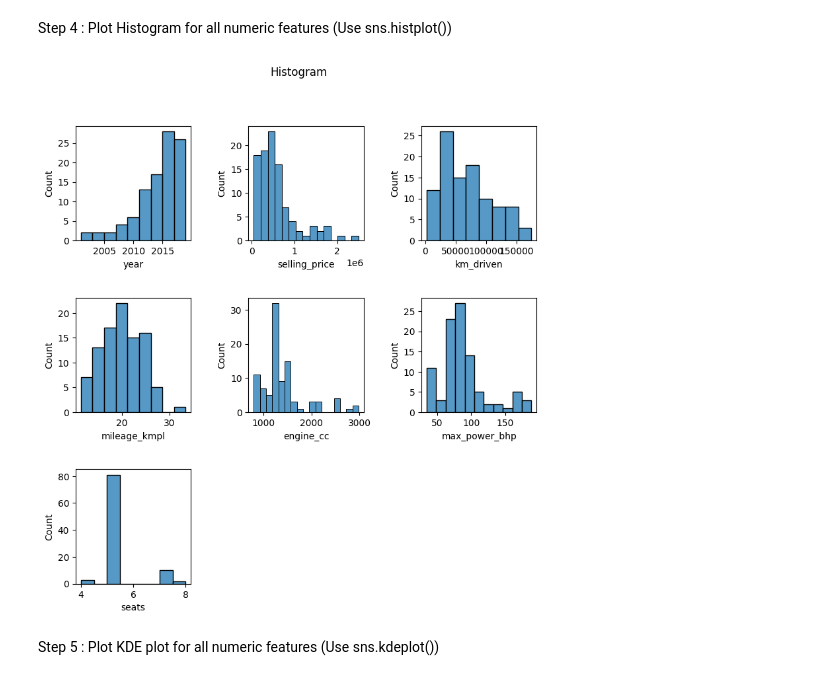
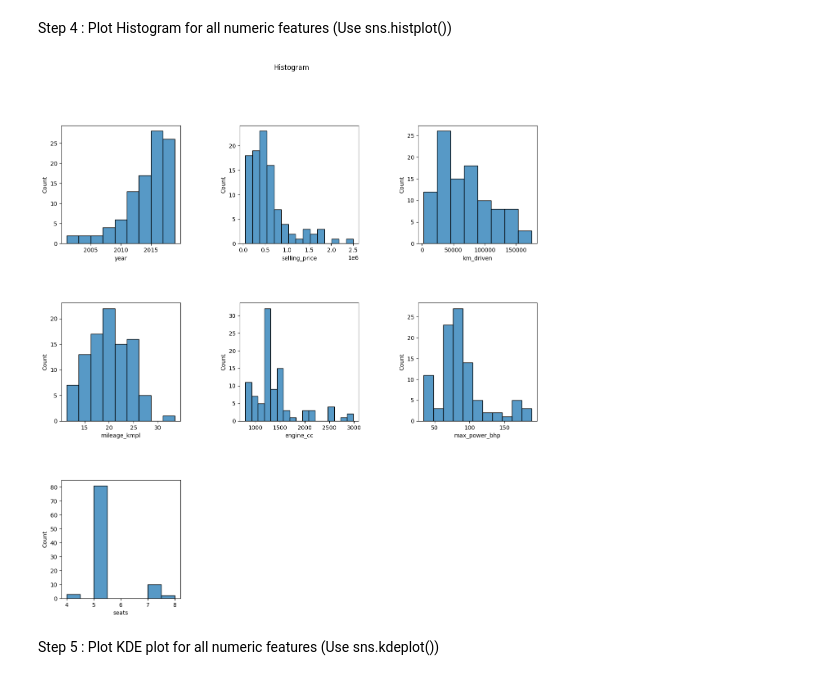
Before and after one commit to Asyfulazhim/peneraju_machine_learning, a Jupyter notebook: E-Box/idesign17_ML4.ipynb, the cells around one changed output. Saved outputs shown, nothing was run; the diff lists cells and outputs as text; code cells hidden in the pictures.

Commit message:
complete all plots

```diff
--- a/E-Box/idesign17_ML4.ipynb
+++ b/E-Box/idesign17_ML4.ipynb
@@ -20,8 +20,9 @@ import warnings
 warnings.simplefilter('ignore')
 # %%
 #Load the dataset
-data = pd.read_csv("vehicle_data_1.csv")
-data
+data_object = pd.read_csv("vehicle_data_1.csv")
+num_cols = data.select_dtypes(exclude='object')
+num_cols
 # %% [output]
 |  | make | model | year | selling_price | km_driven | fuel | seller_type | transmission | owner | ... |
 | 0 | Maruti | Swift Dzire VDI | 2014 | 450000 | 145500 | Diesel | Individual | Manual | First Owner | ... |
@@ -146,14 +145,15 @@ Step 4 : Plot  Histogram for all numeric features (Use sns.histplot())
 # %%
 cols = 3
 rows = 3
-fig = plt.figure(figsize=(cols*3, rows*3))
+fig = plt.figure(figsize=(cols*5, rows*5))
 plt.subplots_adjust(hspace=0.5, wspace=0.5)
 plt.suptitle("Histogram")
 for i, col in enumerate(num_cols):
     ax=fig.add_subplot(rows,cols,i+1)
     sns.histplot(x = num_cols[col], ax = ax)
 plt.savefig("uahistogram.png")
+#plt.clf()
 # %% [output]
-[figure, old version]
+[figure, new version]
 # %% [markdown]
 Step 5 : Plot KDE plot for all numeric features (Use sns.kdeplot())
```
Also changed, not shown: parts of 12 cells of this notebook, 8 other files.
